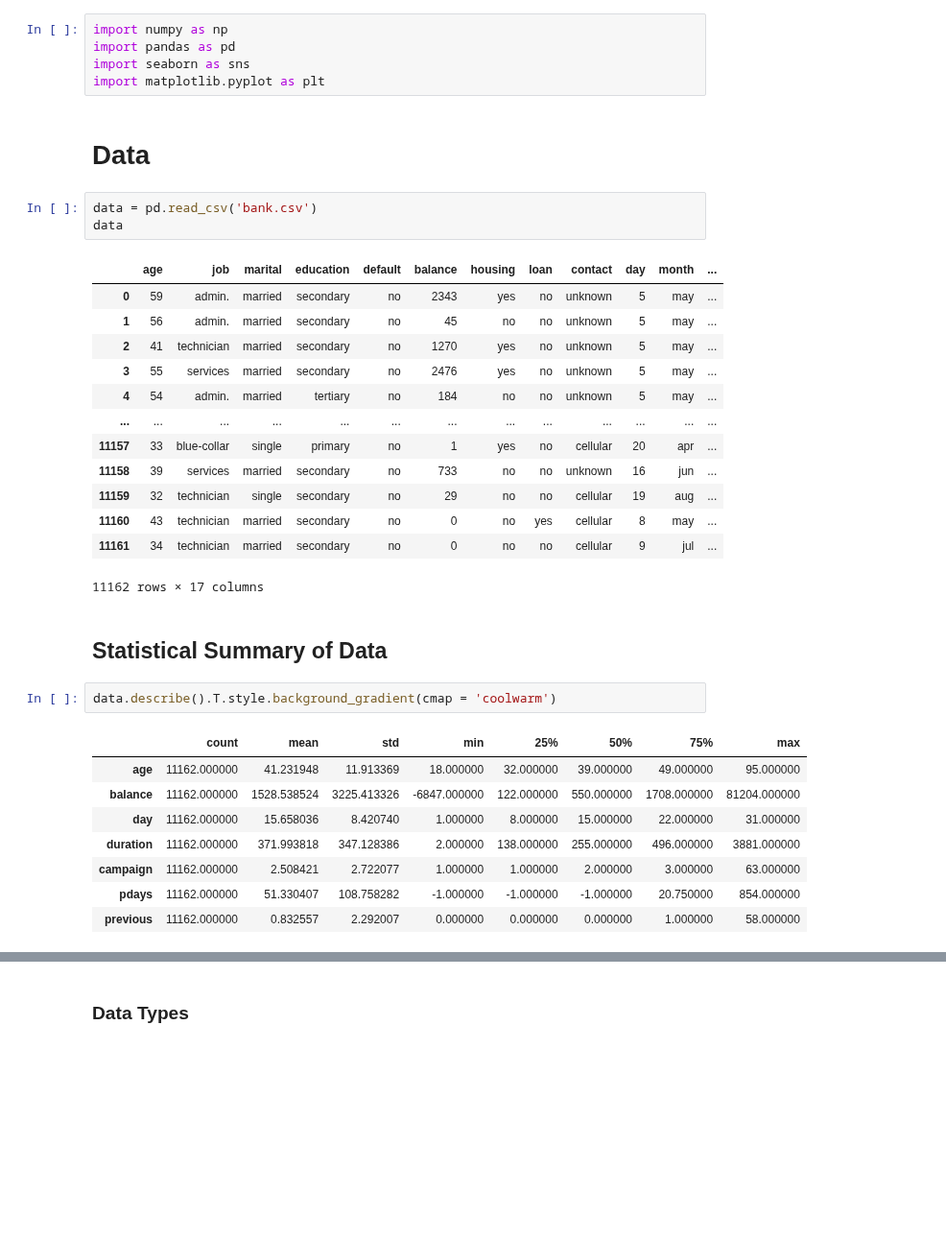
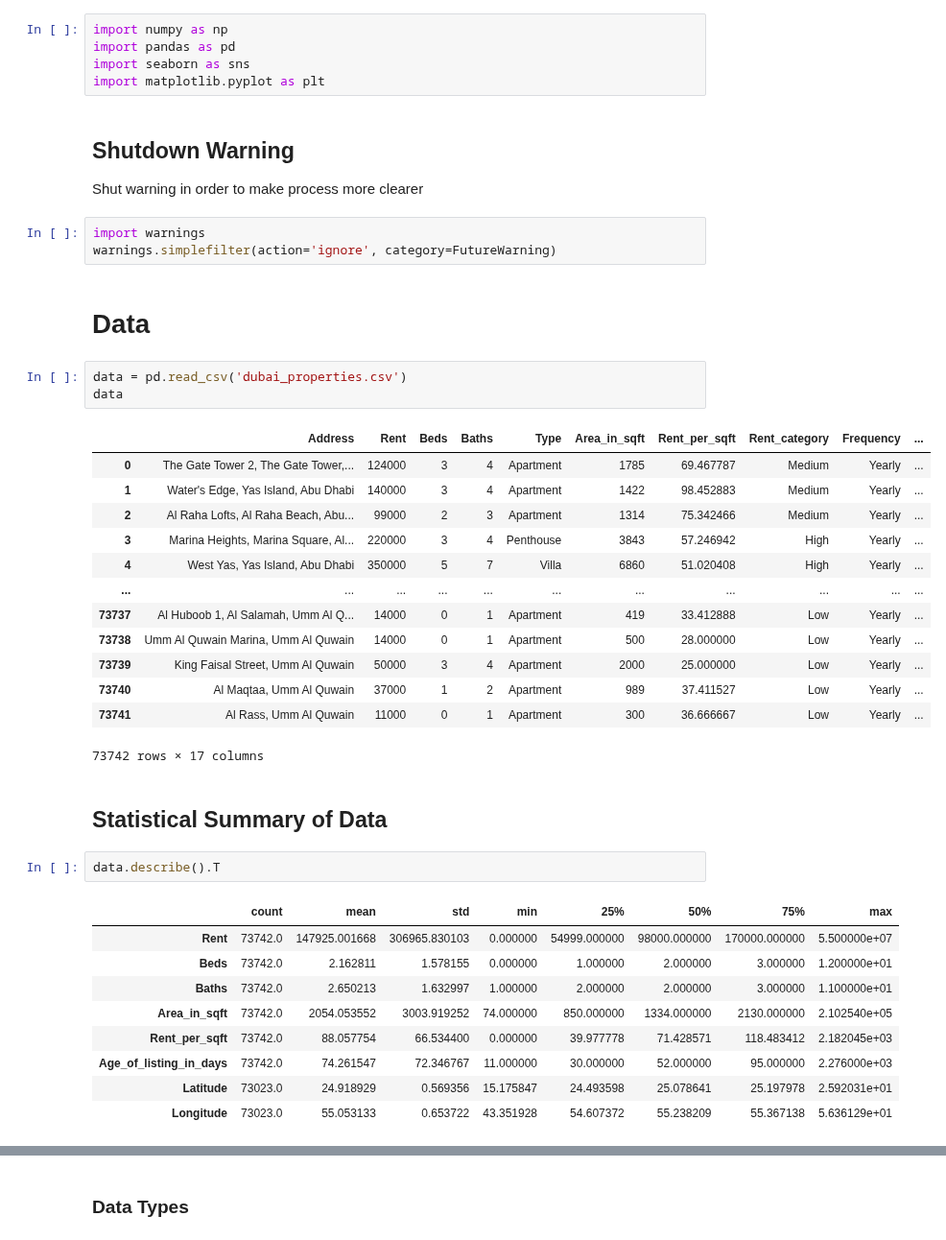
Before and after one commit to JonathanSuryaS/AOL---Machine-Learning, a Jupyter notebook: dubai.ipynb, the cells around one changed output, grey strips where cells are left out. Shown at 96% size. Drawn from its saved outputs; the diff is of its cells as text; blank space fills up the shorter version.

```diff
--- a/dubai.ipynb
+++ b/dubai.ipynb
@@ -8,36 +5,43 @@ import numpy as np
 import pandas as pd
 import seaborn as sns
 import matplotlib.pyplot as plt
+# %% [markdown]
+## Shutdown Warning
+Shut warning in order to make process more clearer
+# %%
+import warnings
+warnings.simplefilter(action='ignore', category=FutureWarning)
 # %% [markdown]
 # Data
 # %%
-data = pd.read_csv('bank.csv')
+data = pd.read_csv('dubai_properties.csv')
 data
 # %% [output]
-|  | age | job | marital | education | default | balance | housing | loan | contact | day | month | ... |
-| 0 | 59 | admin. | married | secondary | no | 2343 | yes | no | unknown | 5 | may | ... |
-| 1 | 56 | admin. | married | secondary | no | 45 | no | no | unknown | 5 | may | ... |
-| 2 | 41 | technician | married | secondary | no | 1270 | yes | no | unknown | 5 | may | ... |
-| 3 | 55 | services | married | secondary | no | 2476 | yes | no | unknown | 5 | may | ... |
-| 4 | 54 | admin. | married | tertiary | no | 184 | no | no | unknown | 5 | may | ... |
-| ... | ... | ... | ... | ... | ... | ... | ... | ... | ... | ... | ... | ... |
-| 11157 | 33 | blue-collar | single | primary | no | 1 | yes | no | cellular | 20 | apr | ... |
-| 11158 | 39 | services | married | secondary | no | 733 | no | no | unknown | 16 | jun | ... |
-| 11159 | 32 | technician | single | secondary | no | 29 | no | no | cellular | 19 | aug | ... |
-| 11160 | 43 | technician | married | secondary | no | 0 | no | yes | cellular | 8 | may | ... |
-| 11161 | 34 | technician | married | secondary | no | 0 | no | no | cellular | 9 | jul | ... |
+|  | Address | Rent | Beds | Baths | Type | Area_in_sqft | Rent_per_sqft | Rent_category | Frequency | ... |
+| 0 | The Gate Tower 2, The Gate Tower,... | 124000 | 3 | 4 | Apartment | 1785 | 69.467787 | Medium | Yearly | ... |
+| 1 | Water's Edge, Yas Island, Abu Dhabi | 140000 | 3 | 4 | Apartment | 1422 | 98.452883 | Medium | Yearly | ... |
+| 2 | Al Raha Lofts, Al Raha Beach, Abu... | 99000 | 2 | 3 | Apartment | 1314 | 75.342466 | Medium | Yearly | ... |
+| 3 | Marina Heights, Marina Square, Al... | 220000 | 3 | 4 | Penthouse | 3843 | 57.246942 | High | Yearly | ... |
+| 4 | West Yas, Yas Island, Abu Dhabi | 350000 | 5 | 7 | Villa | 6860 | 51.020408 | High | Yearly | ... |
+| ... | ... | ... | ... | ... | ... | ... | ... | ... | ... | ... |
+| 73737 | Al Huboob 1, Al Salamah, Umm Al Q... | 14000 | 0 | 1 | Apartment | 419 | 33.412888 | Low | Yearly | ... |
+| 73738 | Umm Al Quwain Marina, Umm Al Quwain | 14000 | 0 | 1 | Apartment | 500 | 28.000000 | Low | Yearly | ... |
+| 73739 | King Faisal Street, Umm Al Quwain | 50000 | 3 | 4 | Apartment | 2000 | 25.000000 | Low | Yearly | ... |
+| 73740 | Al Maqtaa, Umm Al Quwain | 37000 | 1 | 2 | Apartment | 989 | 37.411527 | Low | Yearly | ... |
+| 73741 | Al Rass, Umm Al Quwain | 11000 | 0 | 1 | Apartment | 300 | 36.666667 | Low | Yearly | ... |
-11162 rows × 17 columns
+73742 rows × 17 columns
 # %% [markdown]
 ## Statistical Summary of Data
 # %%
-data.describe().T.style.background_gradient(cmap = 'coolwarm')
+data.describe().T
 # %% [output]
 |  | count | mean | std | min | 25% | 50% | 75% | max |
-| age | 11162.000000 | 41.231948 | 11.913369 | 18.000000 | 32.000000 | 39.000000 | 49.000000 | 95.000000 |
-| balance | 11162.000000 | 1528.538524 | 3225.413326 | -6847.000000 | 122.000000 | 550.000000 | 1708.000000 | 81204.000000 |
-| day | 11162.000000 | 15.658036 | 8.420740 | 1.000000 | 8.000000 | 15.000000 | 22.000000 | 31.000000 |
-| duration | 11162.000000 | 371.993818 | 347.128386 | 2.000000 | 138.000000 | 255.000000 | 496.000000 | 3881.000000 |
-| campaign | 11162.000000 | 2.508421 | 2.722077 | 1.000000 | 1.000000 | 2.000000 | 3.000000 | 63.000000 |
-| pdays | 11162.000000 | 51.330407 | 108.758282 | -1.000000 | -1.000000 | -1.000000 | 20.750000 | 854.000000 |
-| previous | 11162.000000 | 0.832557 | 2.292007 | 0.000000 | 0.000000 | 0.000000 | 1.000000 | 58.000000 |
+| Rent | 73742.0 | 147925.001668 | 306965.830103 | 0.000000 | 54999.000000 | 98000.000000 | 170000.000000 | 5.500000e+07 |
+| Beds | 73742.0 | 2.162811 | 1.578155 | 0.000000 | 1.000000 | 2.000000 | 3.000000 | 1.200000e+01 |
+| Baths | 73742.0 | 2.650213 | 1.632997 | 1.000000 | 2.000000 | 2.000000 | 3.000000 | 1.100000e+01 |
+| Area_in_sqft | 73742.0 | 2054.053552 | 3003.919252 | 74.000000 | 850.000000 | 1334.000000 | 2130.000000 | 2.102540e+05 |
+| Rent_per_sqft | 73742.0 | 88.057754 | 66.534400 | 0.000000 | 39.977778 | 71.428571 | 118.483412 | 2.182045e+03 |
+| Age_of_listing_in_days | 73742.0 | 74.261547 | 72.346767 | 11.000000 | 30.000000 | 52.000000 | 95.000000 | 2.276000e+03 |
+| Latitude | 73023.0 | 24.918929 | 0.569356 | 15.175847 | 24.493598 | 25.078641 | 25.197978 | 2.592031e+01 |
+| Longitude | 73023.0 | 55.053133 | 0.653722 | 43.351928 | 54.607372 | 55.238209 | 55.367138 | 5.636129e+01 |
 # %% [markdown]
```
Also changed, not shown: parts of 107 cells of this notebook, 3 other files.
